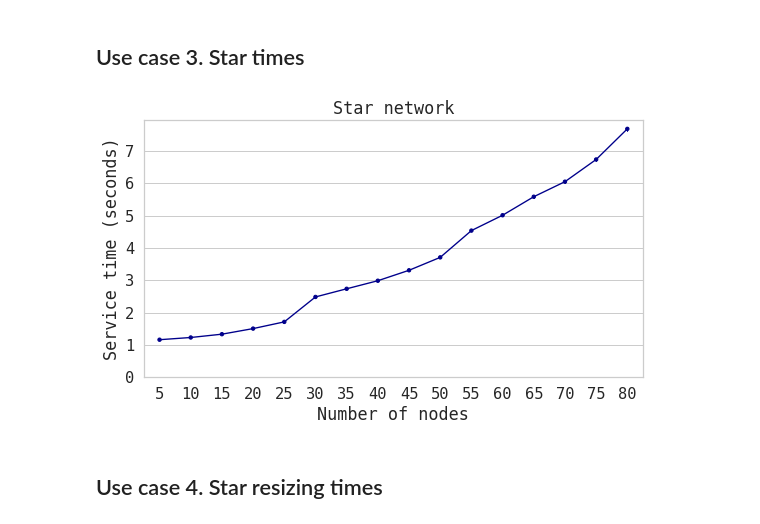
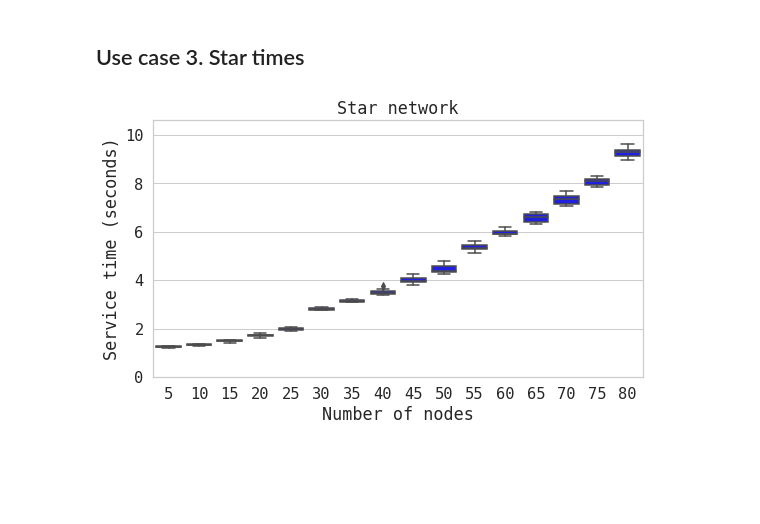
Before and after one commit to javier-pg/sysrepo-cfgssl, a Jupyter notebook: experimental_data/performance_analysis.ipynb, the cells around one changed output. Drawn from its saved outputs; the diff is of its cells as text; code cells hidden in the pictures; blank space fills up the shorter version.

```diff
--- a/experimental_data/performance_analysis.ipynb
+++ b/experimental_data/performance_analysis.ipynb
@@ -107,26 +107,22 @@ def is_outlier(s):
 times = times[~times.groupby('number_nodes')['service_time'].apply(is_outlier)]
 # %%
 fig, ax = plt.subplots(1,1,figsize=(8,5))
-ax = sns.pointplot(x="number_nodes",
+ax = sns.boxplot(x="number_nodes",
             y="service_time",
-            scale=0.5,
             data=times,
-            color = 'darkblue',
-            errwidth='1.0',
+            color = 'blue',
             ax=ax)
 
 ax.set_title('Star network')
 ax.set_ylabel('Service time (seconds)')
 ax.set_xlabel('Number of nodes')
 
 #loc = plticker.MultipleLocator(5)
 #ax.xaxis.set_major_locator(loc)
 
-ax.set_ylim(0,max(times.service_time))
+ax.set_ylim(0,max(times.service_time)+1)
 
 plt.tight_layout()
 plt.savefig("star_network.pdf")
 # %% [output]
-[figure, old version]
+[figure, new version]
-# %% [markdown]
-## Use case 4. Star resizing times
```
Also changed, not shown: parts of 7 cells of this notebook, 27 other files.
